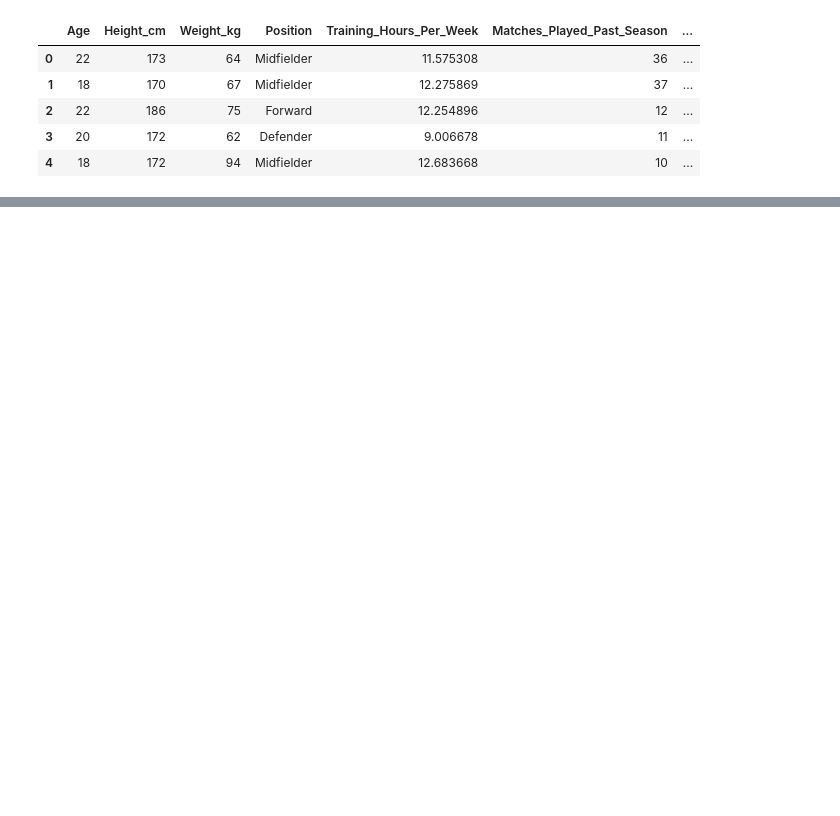
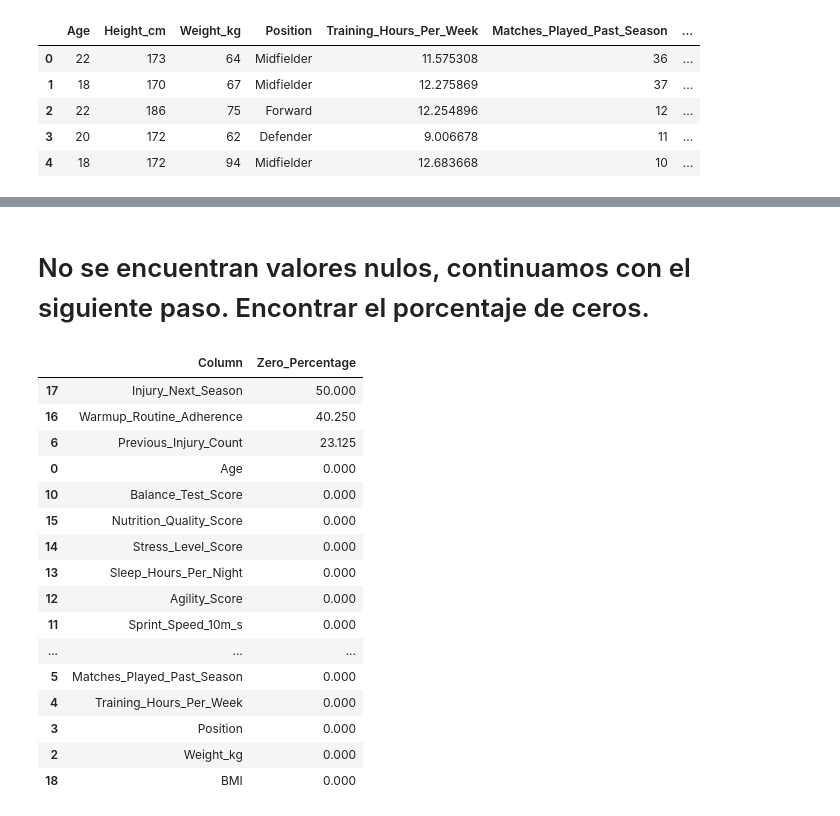
Before and after one commit to samegi/Proyecto4-IA, a Jupyter notebook: EDA/EDA_.ipynb, the cells around one changed output, grey strips where cells are left out. Saved outputs shown, nothing was run; the diff lists cells and outputs as text; code cells hidden in the pictures; blank space fills up the shorter version.

```diff
--- a/EDA/EDA_.ipynb
+++ b/EDA/EDA_.ipynb
@@ -63,0 +105,42 @@ memory usage: 118.9+ KB
+# %% [markdown]
+# No se encuentran valores nulos, continuamos con el siguiente paso. Encontrar el porcentaje de ceros.
+# %%
+def zero_percentage(df):
+    """
+    Calcula el porcentaje de valores iguales a cero por columna en un DataFrame.
+
+    Parámetros:
+        df (pd.DataFrame): DataFrame de pandas a analizar.
+
+    Retorna:
+        pd.DataFrame: Un DataFrame con dos columnas:
+            - 'Column': nombre de la columna
+            - 'Zero_Percentage': porcentaje de ceros (0 a 100)
+    """
+    zero_percent = (df == 0).mean() * 100  # calcula proporción de ceros
+    result = zero_percent.reset_index()
+    result.columns = ['Column', 'Zero_Percentage']
+    result = result.sort_values(by='Zero_Percentage', ascending=False)
+
+    return result
+
+# 🔹 Ejemplo de uso:
+zero_percentage(df)
+# %% [output]
+|  | Column | Zero_Percentage |
+| 17 | Injury_Next_Season | 50.000 |
+| 16 | Warmup_Routine_Adherence | 40.250 |
+| 6 | Previous_Injury_Count | 23.125 |
+| 0 | Age | 0.000 |
+| 10 | Balance_Test_Score | 0.000 |
+| 15 | Nutrition_Quality_Score | 0.000 |
+| 14 | Stress_Level_Score | 0.000 |
+| 13 | Sleep_Hours_Per_Night | 0.000 |
+| 12 | Agility_Score | 0.000 |
+| 11 | Sprint_Speed_10m_s | 0.000 |
+| ... | ... | ... |
+| 5 | Matches_Played_Past_Season | 0.000 |
+| 4 | Training_Hours_Per_Week | 0.000 |
+| 3 | Position | 0.000 |
+| 2 | Weight_kg | 0.000 |
+| 18 | BMI | 0.000 |
```
Also changed, not shown: parts of 6 cells of this notebook, 1 other file.
